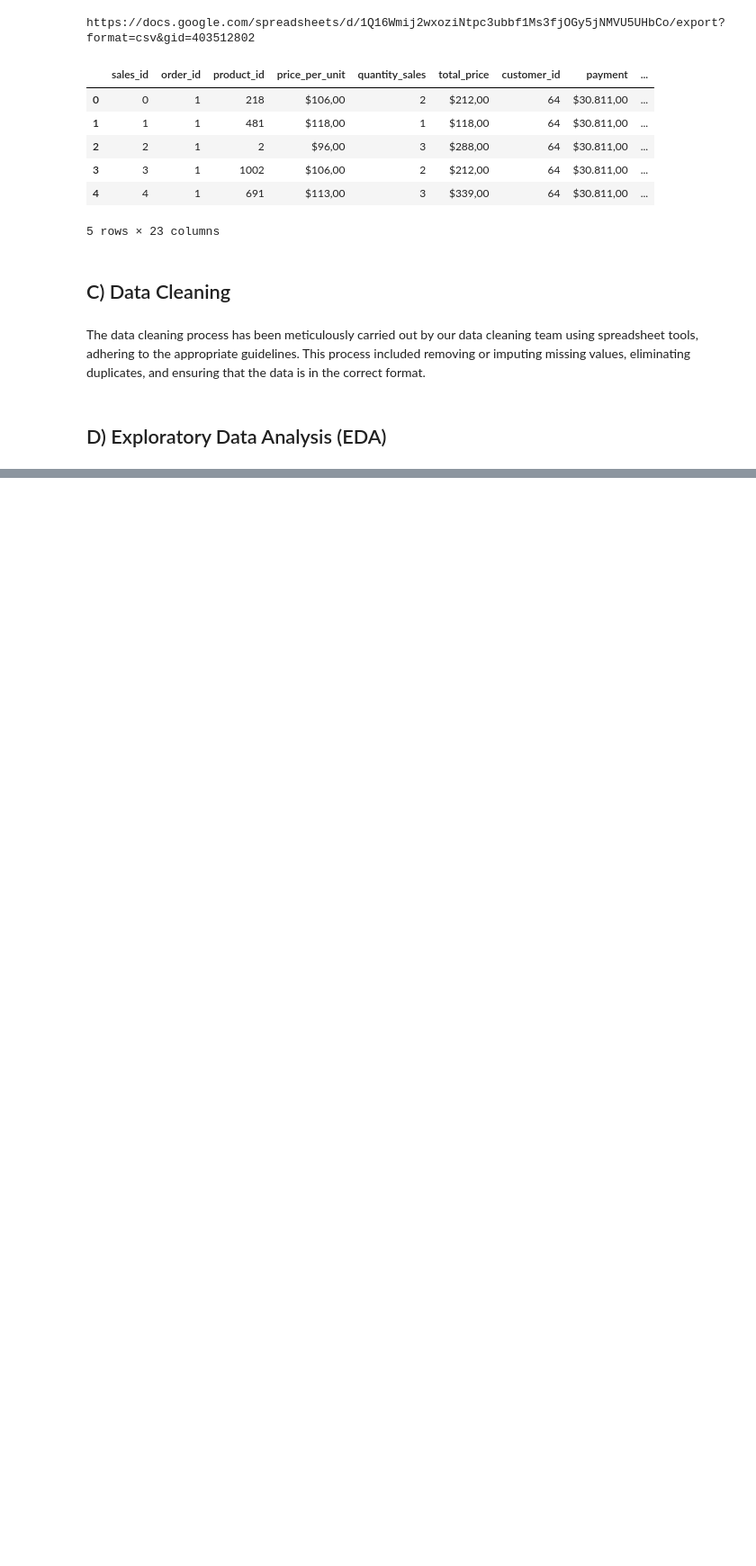
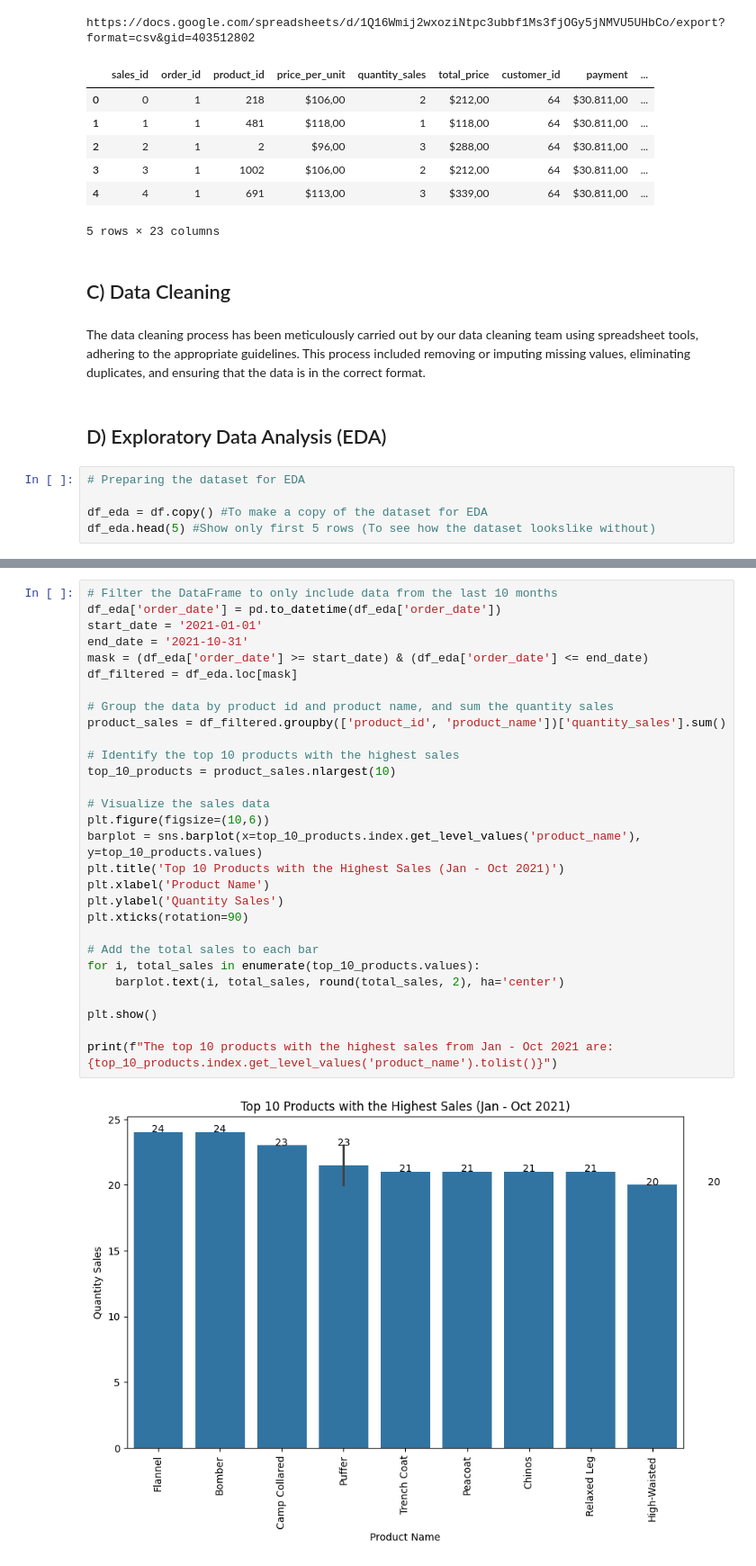
Before and after one commit to ykkhmrdn/Capstone-Project-DA, a Jupyter notebook: capstone_project_data_analytics.ipynb, the cells around one changed output, grey strips where cells are left out. Shown at 90% size. Saved outputs shown, nothing was run; the diff lists cells and outputs as text; blank space fills up the shorter version.

```diff
--- a/capstone_project_data_analytics.ipynb
+++ b/capstone_project_data_analytics.ipynb
@@ -73,3 +73,8 @@ https://docs.google.com/spreadsheets/d/1Q16Wmij2wxoziNtpc3ubbf1Ms3fjOGy5jNMVU5UH
 The data cleaning process has been meticulously carried out by our data cleaning team using spreadsheet tools, adhering to the appropriate guidelines. This process included removing or imputing missing values, eliminating duplicates, and ensuring that the data is in the correct format.
 # %% [markdown]
 ## D) Exploratory Data Analysis (EDA)
+# %%
+# Preparing the dataset for EDA
+
+df_eda = df.copy() #To make a copy of the dataset for EDA
+df_eda.head(5) #Show only first 5 rows (To see how the dataset lookslike without)
@@ -75,0 +139,31 @@ The data cleaning process has been meticulously carried out by our data cleaning
+# %%
+# Filter the DataFrame to only include data from the last 10 months
+df_eda['order_date'] = pd.to_datetime(df_eda['order_date'])
+start_date = '2021-01-01'
+end_date = '2021-10-31'
+mask = (df_eda['order_date'] >= start_date) & (df_eda['order_date'] <= end_date)
+df_filtered = df_eda.loc[mask]
+
+# Group the data by product id and product name, and sum the quantity sales
+product_sales = df_filtered.groupby(['product_id', 'product_name'])['quantity_sales'].sum()
+
+# Identify the top 10 products with the highest sales
+top_10_products = product_sales.nlargest(10)
+
+# Visualize the sales data
+plt.figure(figsize=(10,6))
+barplot = sns.barplot(x=top_10_products.index.get_level_values('product_name'), y=top_10_products.values)
+plt.title('Top 10 Products with the Highest Sales (Jan - Oct 2021)')
+plt.xlabel('Product Name')
+plt.ylabel('Quantity Sales')
+plt.xticks(rotation=90)
+
+# Add the total sales to each bar
+for i, total_sales in enumerate(top_10_products.values):
+    barplot.text(i, total_sales, round(total_sales, 2), ha='center')
+
+plt.show()
+
+print(f"The top 10 products with the highest sales from Jan - Oct 2021 are: {top_10_products.index.get_level_values('product_name').tolist()}")
+# %% [output]
+[figure, added]
```
Also changed, not shown: parts of 33 cells of this notebook, 2 other files.
